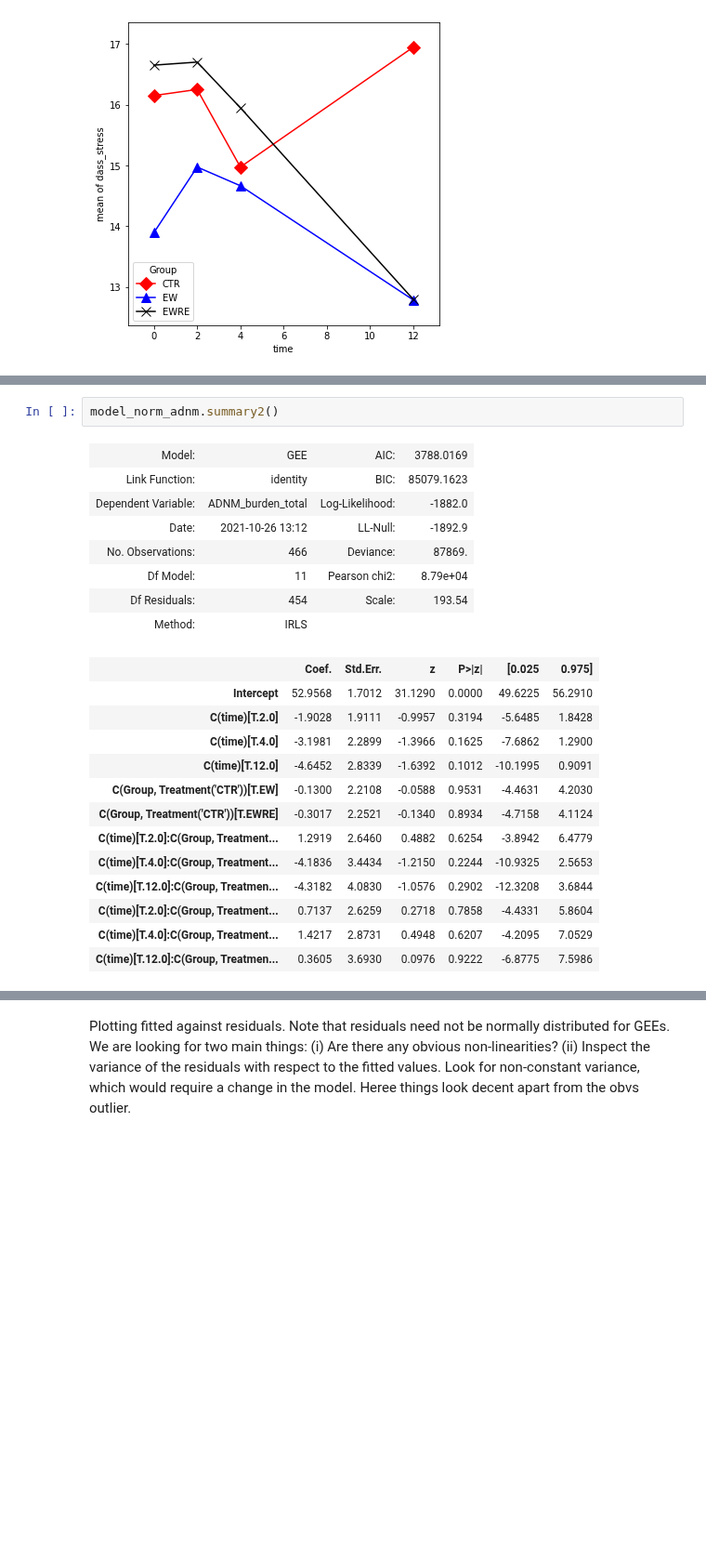
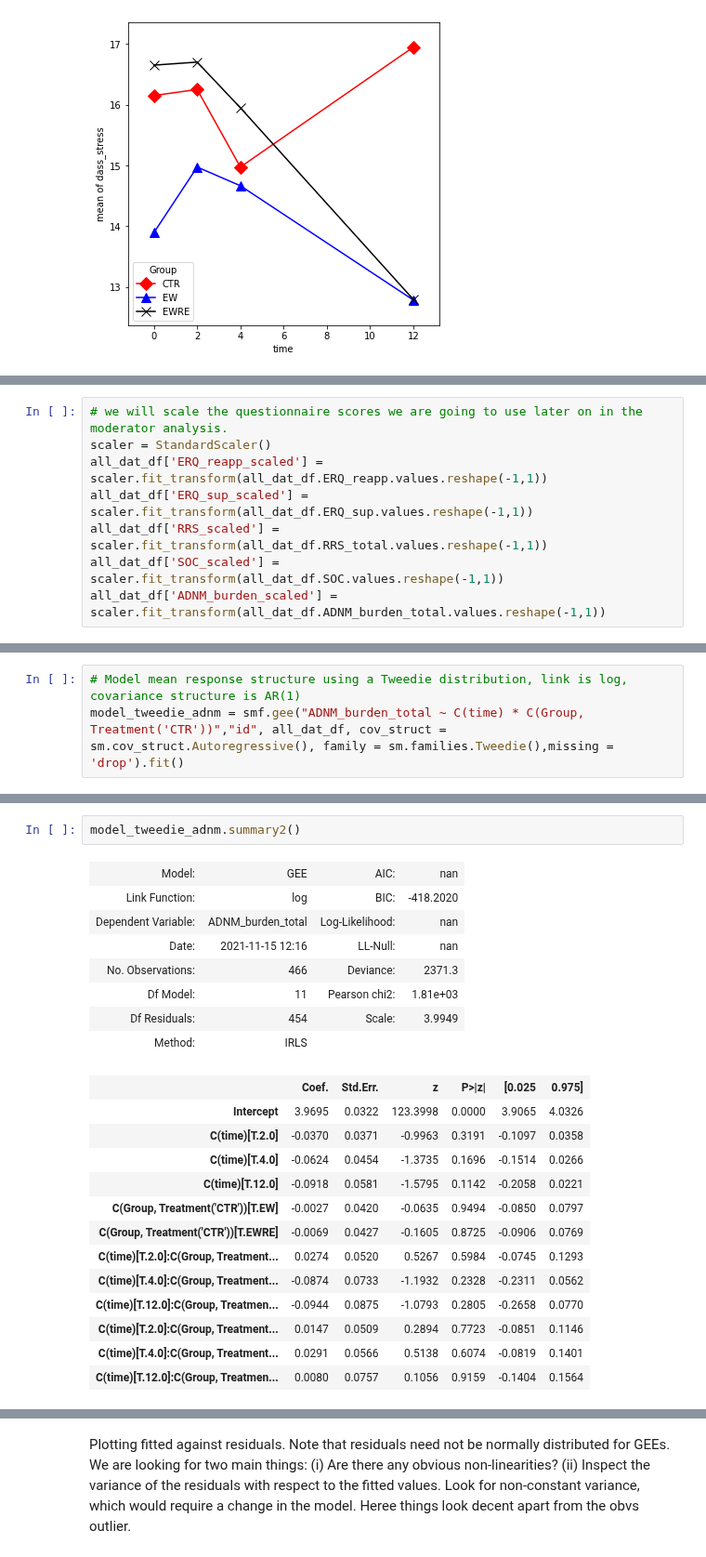
Before and after one commit to lucia-lux/EW_analysis, a Jupyter notebook: ew_anlaysis_1510.ipynb, the cells around one changed output, grey strips where cells are left out. Shown at 93% size. Saved outputs shown, nothing was run; the diff lists cells and outputs as text; blank space fills up the shorter version.

Commit message:
cleaned up code for final analysis

```diff
--- a/ew_anlaysis_1510.ipynb
+++ b/ew_anlaysis_1510.ipynb
@@ -507,0 +508,8 @@ print(model_gamma_adnm.aic, model_gamma_adnm.deviance, model_gamma_adnm.null_dev
+# %%
+# we will scale the questionnaire scores we are going to use later on in the moderator analysis.
+scaler = StandardScaler()
+all_dat_df['ERQ_reapp_scaled'] = scaler.fit_transform(all_dat_df.ERQ_reapp.values.reshape(-1,1))
+all_dat_df['ERQ_sup_scaled'] = scaler.fit_transform(all_dat_df.ERQ_sup.values.reshape(-1,1))
+all_dat_df['RRS_scaled'] = scaler.fit_transform(all_dat_df.RRS_total.values.reshape(-1,1))
+all_dat_df['SOC_scaled'] = scaler.fit_transform(all_dat_df.SOC.values.reshape(-1,1))
+all_dat_df['ADNM_burden_scaled'] = scaler.fit_transform(all_dat_df.ADNM_burden_total.values.reshape(-1,1))
@@ -507,0 +538,3 @@ print(model_gamma_adnm.aic, model_gamma_adnm.deviance, model_gamma_adnm.null_dev
+# %%
+# Model mean response structure using a Tweedie distribution, link is log, covariance structure is AR(1)
+model_tweedie_adnm = smf.gee("ADNM_burden_total ~ C(time) * C(Group, Treatment('CTR'))","id", all_dat_df, cov_struct = sm.cov_struct.Autoregressive(), family = sm.families.Tweedie(),missing = 'drop').fit()
@@ -508,24 +550,24 @@ print(model_gamma_adnm.aic, model_gamma_adnm.deviance, model_gamma_adnm.null_dev
 # %%
-model_norm_adnm.summary2()
+model_tweedie_adnm.summary2()
 # %% [output]
-| Model: | GEE | AIC: | 3788.0169 |
-| Link Function: | identity | BIC: | 85079.1623 |
-| Dependent Variable: | ADNM_burden_total | Log-Likelihood: | -1882.0 |
-| Date: | 2021-10-26 13:12 | LL-Null: | -1892.9 |
-| No. Observations: | 466 | Deviance: | 87869. |
-| Df Model: | 11 | Pearson chi2: | 8.79e+04 |
-| Df Residuals: | 454 | Scale: | 193.54 |
+| Model: | GEE | AIC: | nan |
+| Link Function: | log | BIC: | -418.2020 |
+| Dependent Variable: | ADNM_burden_total | Log-Likelihood: | nan |
+| Date: | 2021-11-15 12:16 | LL-Null: | nan |
+| No. Observations: | 466 | Deviance: | 2371.3 |
+| Df Model: | 11 | Pearson chi2: | 1.81e+03 |
+| Df Residuals: | 454 | Scale: | 3.9949 |
 | Method: | IRLS |  |  |
 |  | Coef. | Std.Err. | z | P>|z| | [0.025 | 0.975] |
-| Intercept | 52.9568 | 1.7012 | 31.1290 | 0.0000 | 49.6225 | 56.2910 |
-| C(time)[T.2.0] | -1.9028 | 1.9111 | -0.9957 | 0.3194 | -5.6485 | 1.8428 |
-| C(time)[T.4.0] | -3.1981 | 2.2899 | -1.3966 | 0.1625 | -7.6862 | 1.2900 |
-| C(time)[T.12.0] | -4.6452 | 2.8339 | -1.6392 | 0.1012 | -10.1995 | 0.9091 |
-| C(Group, Treatment('CTR'))[T.EW] | -0.1300 | 2.2108 | -0.0588 | 0.9531 | -4.4631 | 4.2030 |
-| C(Group, Treatment('CTR'))[T.EWRE] | -0.3017 | 2.2521 | -0.1340 | 0.8934 | -4.7158 | 4.1124 |
-| C(time)[T.2.0]:C(Group, Treatment... | 1.2919 | 2.6460 | 0.4882 | 0.6254 | -3.8942 | 6.4779 |
-| C(time)[T.4.0]:C(Group, Treatment... | -4.1836 | 3.4434 | -1.2150 | 0.2244 | -10.9325 | 2.5653 |
-| C(time)[T.12.0]:C(Group, Treatmen... | -4.3182 | 4.0830 | -1.0576 | 0.2902 | -12.3208 | 3.6844 |
-| C(time)[T.2.0]:C(Group, Treatment... | 0.7137 | 2.6259 | 0.2718 | 0.7858 | -4.4331 | 5.8604 |
-| C(time)[T.4.0]:C(Group, Treatment... | 1.4217 | 2.8731 | 0.4948 | 0.6207 | -4.2095 | 7.0529 |
-| C(time)[T.12.0]:C(Group, Treatmen... | 0.3605 | 3.6930 | 0.0976 | 0.9222 | -6.8775 | 7.5986 |
+| Intercept | 3.9695 | 0.0322 | 123.3998 | 0.0000 | 3.9065 | 4.0326 |
+| C(time)[T.2.0] | -0.0370 | 0.0371 | -0.9963 | 0.3191 | -0.1097 | 0.0358 |
+| C(time)[T.4.0] | -0.0624 | 0.0454 | -1.3735 | 0.1696 | -0.1514 | 0.0266 |
+| C(time)[T.12.0] | -0.0918 | 0.0581 | -1.5795 | 0.1142 | -0.2058 | 0.0221 |
+| C(Group, Treatment('CTR'))[T.EW] | -0.0027 | 0.0420 | -0.0635 | 0.9494 | -0.0850 | 0.0797 |
+| C(Group, Treatment('CTR'))[T.EWRE] | -0.0069 | 0.0427 | -0.1605 | 0.8725 | -0.0906 | 0.0769 |
+| C(time)[T.2.0]:C(Group, Treatment... | 0.0274 | 0.0520 | 0.5267 | 0.5984 | -0.0745 | 0.1293 |
+| C(time)[T.4.0]:C(Group, Treatment... | -0.0874 | 0.0733 | -1.1932 | 0.2328 | -0.2311 | 0.0562 |
+| C(time)[T.12.0]:C(Group, Treatmen... | -0.0944 | 0.0875 | -1.0793 | 0.2805 | -0.2658 | 0.0770 |
+| C(time)[T.2.0]:C(Group, Treatment... | 0.0147 | 0.0509 | 0.2894 | 0.7723 | -0.0851 | 0.1146 |
+| C(time)[T.4.0]:C(Group, Treatment... | 0.0291 | 0.0566 | 0.5138 | 0.6074 | -0.0819 | 0.1401 |
+| C(time)[T.12.0]:C(Group, Treatmen... | 0.0080 | 0.0757 | 0.1056 | 0.9159 | -0.1404 | 0.1564 |
```
Also changed, not shown: parts of 246 cells of this notebook.
